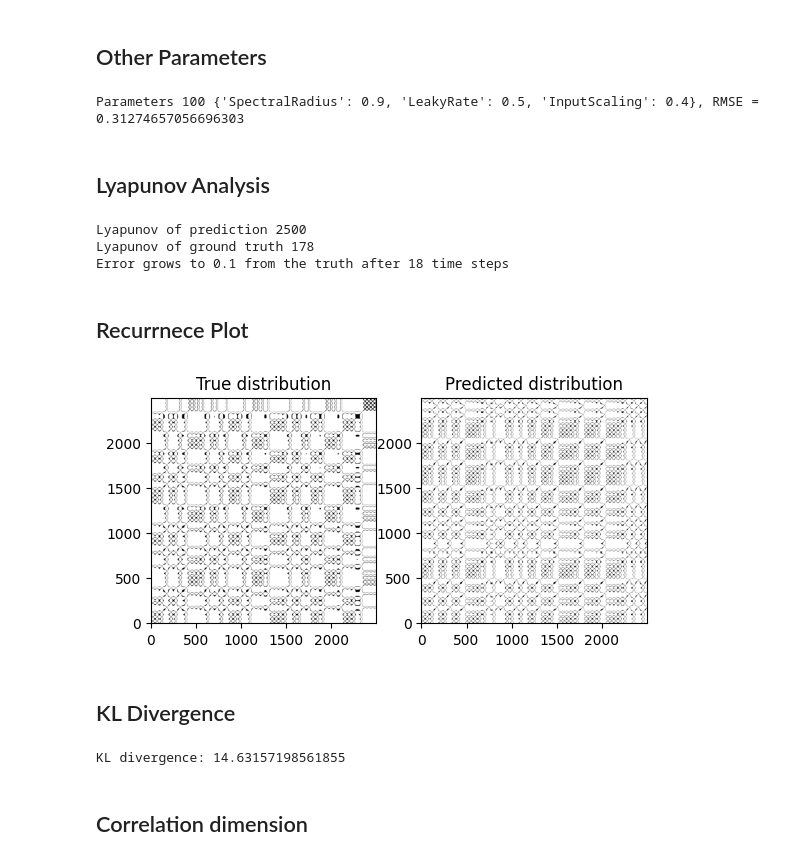
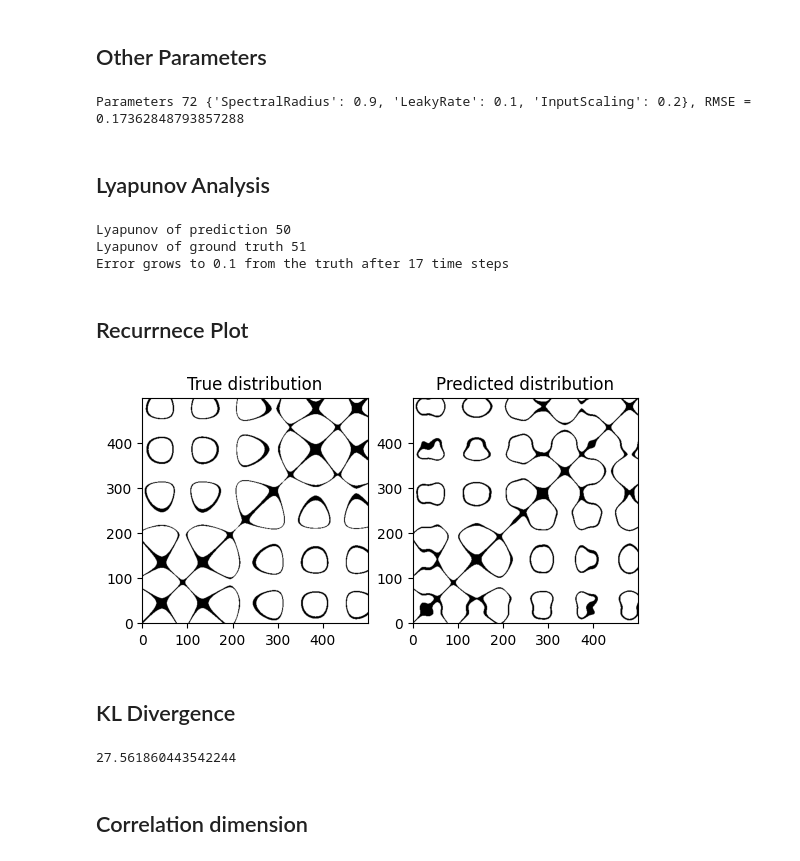
Before and after one commit to jaychotaliya987/Reservoir_Pytorch, a Jupyter notebook: Examples/Input_Discretization/analysis.ipynb, the cells around one changed output. Drawn from its saved outputs; the diff is of its cells as text; code cells hidden in the pictures.

Commit message:
SprottA test analysis

```diff
--- a/Examples/Input_Discretization/analysis.ipynb
+++ b/Examples/Input_Discretization/analysis.ipynb
@@ -33,7 +33,7 @@ from reservoirgrid.helpers import reservoir_tests
 # %% [markdown]
 ## Loading System
 # %%
-result_path = "results/Chaotic/Lorenz/100.0.pkl"
+result_path = "results/Chaotic/SprottA/100.0.pkl"
 with open(result_path , 'rb') as f:
     data = pickle.load(f)
 # %% [markdown]
@@ -59,11 +59,11 @@ Error grows to 0.1 from the truth after 3 time steps
 # %% [markdown]
 ## Other Parameters
 # %%
-select = 100
+select = 72
 print(f"Parameters {select} {data[select]['parameters']}, RMSE = {data[select]['metrics']['RMSE']}")
 viz.compare_plot(datasets=[data[select]['true_value'], data[select]['predictions']], titles=["true","preds"])
 # %% [output]
-Parameters 100 {'SpectralRadius': 0.9, 'LeakyRate': 0.5, 'InputScaling': 0.4}, RMSE = 0.31274657056696303
+Parameters 72 {'SpectralRadius': 0.9, 'LeakyRate': 0.1, 'InputScaling': 0.2}, RMSE = 0.17362848793857288
 # %% [markdown]
 ## Lyapunov Analysis
 # %%
@@ -75,8 +75,8 @@ print(f"Lyapunov of prediction {chaos_utils.lyapunov_time(predictions,threshold=
 print(f"Lyapunov of ground truth {chaos_utils.lyapunov_time(truth,threshold=2.1)}")
 print(f"Error grows to {threshold} from the truth after {chaos_utils.comparative_lyapunov_time(truth, predictions, threshold=0.1)} time steps")
 # %% [output]
-Lyapunov of prediction 2500
-Lyapunov of ground truth 178
-Error grows to 0.1 from the truth after 18 time steps
+Lyapunov of prediction 50
+Lyapunov of ground truth 51
+Error grows to 0.1 from the truth after 17 time steps
 # %%
 viz.plot_components(trajectory=predictions, figsize=(1080,600), line_width=1.5, title="Preds", labels=["X","Y","Z"])
@@ -86,50 +86,31 @@ viz.plot_components(trajectory=predictions, figsize=(1080,600), line_width=1.5,
 # %%
 from pyts.image import RecurrencePlot
 
-trajectory_true = truth[:, 0]
-trajectory_pred = predictions[:, 0]
+trajectory_true = truth[:500, 0]
+trajectory_pred = predictions[:500, 0]
 
 # RP object
 rp = RecurrencePlot(threshold='point', percentage=10)
 
 rp_true = rp.fit_transform(trajectory_true.reshape(1, -1))
 rp_pred = rp.fit_transform(trajectory_pred.reshape(1, -1))
 
 plt.subplot(1, 2, 1)
 plt.imshow(rp_true[0], cmap='binary', origin='lower')
 plt.title("True distribution")
 
 plt.subplot(1, 2, 2)
 plt.imshow(rp_pred[0], cmap='binary', origin='lower')
 plt.title("Predicted distribution")
 plt.show()
 # %% [output]
-[figure, old version]
+[figure, new version]
 # %% [markdown]
 ## KL Divergence
 # %%
-bins = 100  # or 100
-all_data = np.vstack([truth, predictions])
-
-# Compute common bin edges
-ranges = [(np.min(all_data[:, i]), np.max(all_data[:, i])) for i in range(all_data.shape[1])]
-
-H_true, _ = np.histogramdd(truth, bins=bins, range=ranges, density=True)
-H_pred, _ = np.histogramdd(predictions, bins=bins, range=ranges, density=True)
-
-# Flatten and normalize
-P = H_true.flatten() + 1e-10
-Q = H_pred.flatten() + 1e-10
-
-P /= P.sum()
-Q /= Q.sum()
+chaos_utils.KLdivergence(true = truth, predicted=predictions, bins=100)
+# %% [output]
+27.561860443542244
-# %%
-from scipy.special import rel_entr
-
-kl_div = np.sum(rel_entr(P, Q))  # KL(P || Q)
-print("KL divergence:", kl_div)
-# %% [output]
-KL divergence: 14.63157198561855
 # %% [markdown]
 ## Correlation dimension
 # %%
```
Also changed, not shown: parts of 7 cells of this notebook.
